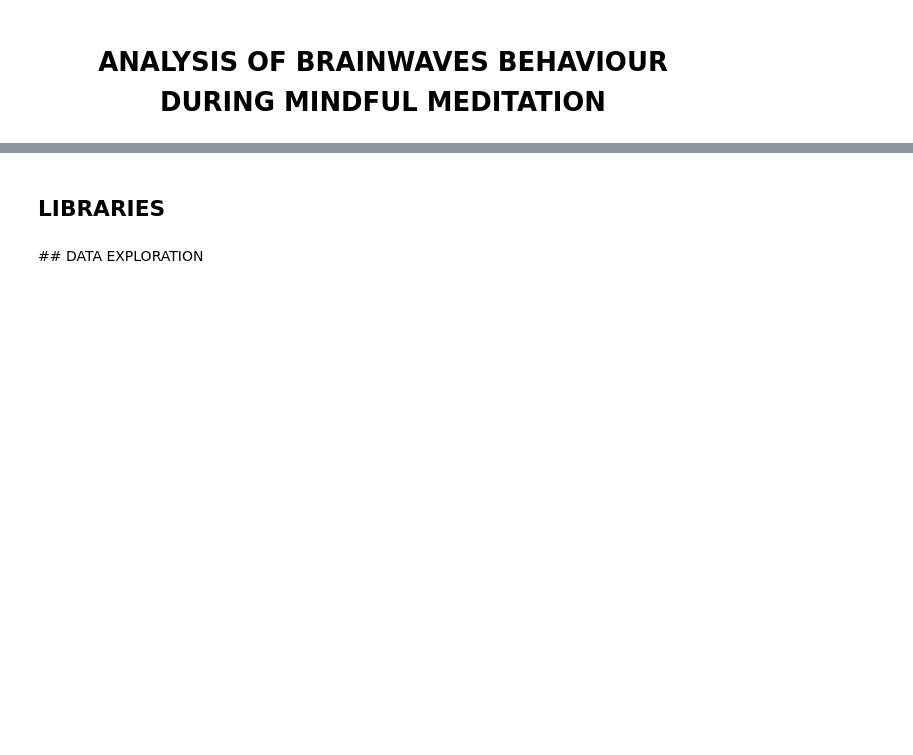
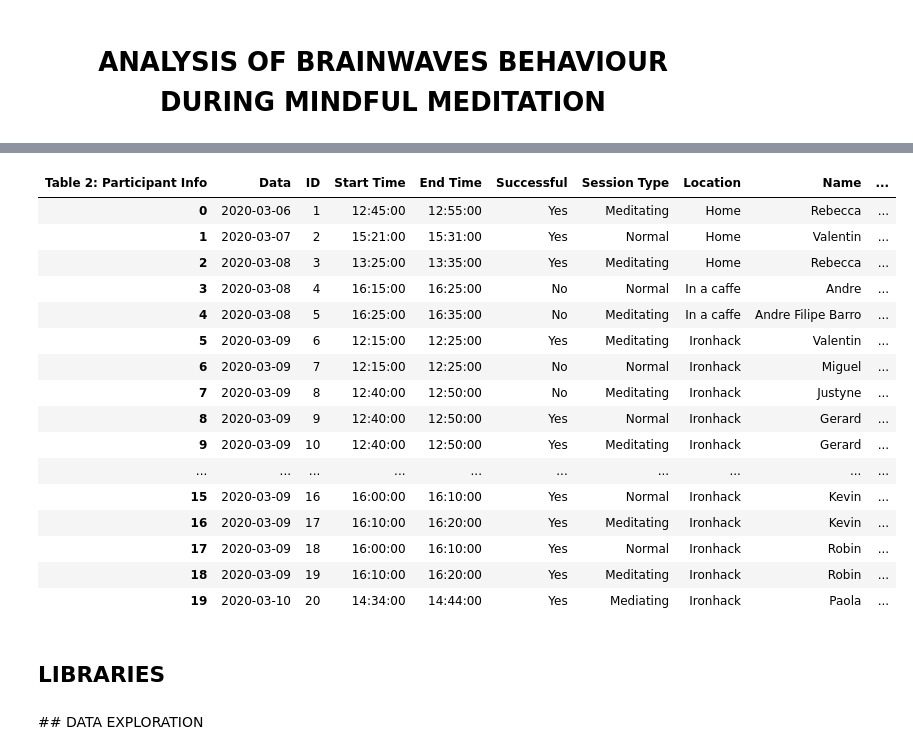
Before and after one commit to rebeccaestiarte/Project-Week-8-Final-Project, a Jupyter notebook: Final Project.ipynb, the cells around one changed output, grey strips where cells are left out. Drawn from its saved outputs; the diff is of its cells as text; code cells hidden in the pictures; blank space fills up the shorter version.

```diff
--- a/Final Project.ipynb
+++ b/Final Project.ipynb
@@ -39,3 +142,24 @@ test = pd.read_csv("/Users/rebeccaestiarte/Desktop/IronHack/PROJECTS/Project-Wee
+# %%
+experimento_info = pd.read_excel("/Users/rebeccaestiarte/Desktop/IronHack/PROJECTS/Project-Week-8-Final-Project/your-project/Experiment Details/Sample Details.xlsx", sheet_name = "Experiments_Info", header=0)
+experimento_info.rename_axis('Table 2: Participant Info', axis=1)
+# %% [output]
+| Table 2: Participant Info | Data | ID | Start Time | End Time | Successful | Session Type | Location | Name | ... |
+| 0 | 2020-03-06 | 1 | 12:45:00 | 12:55:00 | Yes | Meditating | Home | Rebecca | ... |
+| 1 | 2020-03-07 | 2 | 15:21:00 | 15:31:00 | Yes | Normal | Home | Valentin | ... |
+| 2 | 2020-03-08 | 3 | 13:25:00 | 13:35:00 | Yes | Meditating | Home | Rebecca | ... |
+| 3 | 2020-03-08 | 4 | 16:15:00 | 16:25:00 | No | Normal | In a caffe | Andre | ... |
+| 4 | 2020-03-08 | 5 | 16:25:00 | 16:35:00 | No | Meditating | In a caffe | Andre Filipe Barro | ... |
+| 5 | 2020-03-09 | 6 | 12:15:00 | 12:25:00 | Yes | Meditating | Ironhack | Valentin | ... |
+| 6 | 2020-03-09 | 7 | 12:15:00 | 12:25:00 | No | Normal | Ironhack | Miguel | ... |
+| 7 | 2020-03-09 | 8 | 12:40:00 | 12:50:00 | No | Meditating | Ironhack | Justyne | ... |
+| 8 | 2020-03-09 | 9 | 12:40:00 | 12:50:00 | Yes | Normal | Ironhack | Gerard | ... |
+| 9 | 2020-03-09 | 10 | 12:40:00 | 12:50:00 | Yes | Meditating | Ironhack | Gerard | ... |
+| ... | ... | ... | ... | ... | ... | ... | ... | ... | ... |
+| 15 | 2020-03-09 | 16 | 16:00:00 | 16:10:00 | Yes | Normal | Ironhack | Kevin | ... |
+| 16 | 2020-03-09 | 17 | 16:10:00 | 16:20:00 | Yes | Meditating | Ironhack | Kevin | ... |
+| 17 | 2020-03-09 | 18 | 16:00:00 | 16:10:00 | Yes | Normal | Ironhack | Robin | ... |
+| 18 | 2020-03-09 | 19 | 16:10:00 | 16:20:00 | Yes | Meditating | Ironhack | Robin | ... |
+| 19 | 2020-03-10 | 20 | 14:34:00 | 14:44:00 | Yes | Mediating | Ironhack | Paola | ... |
 # %% [markdown]
 ## LIBRARIES
 # %%
```
Also changed, not shown: parts of 6 cells of this notebook, 4 other files.
